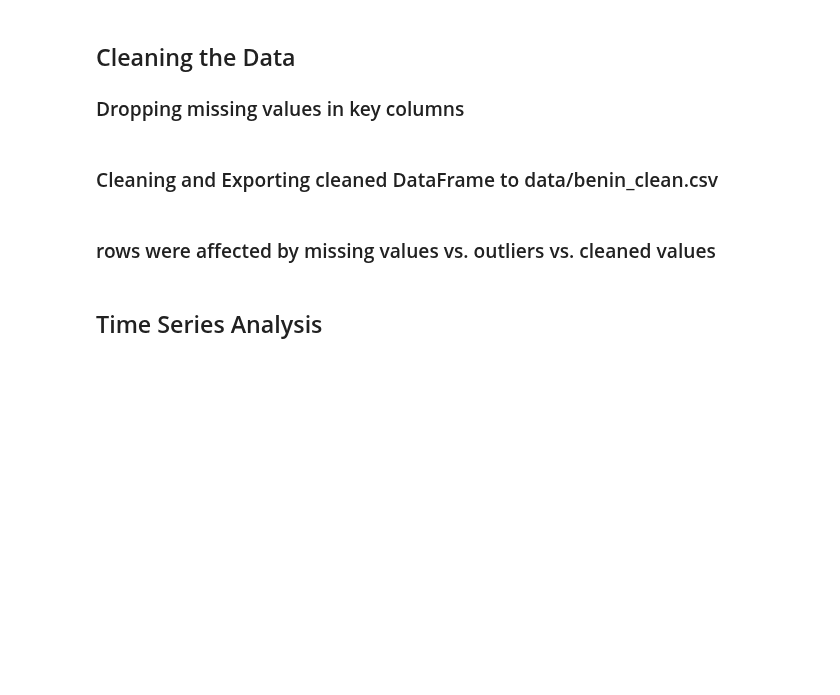
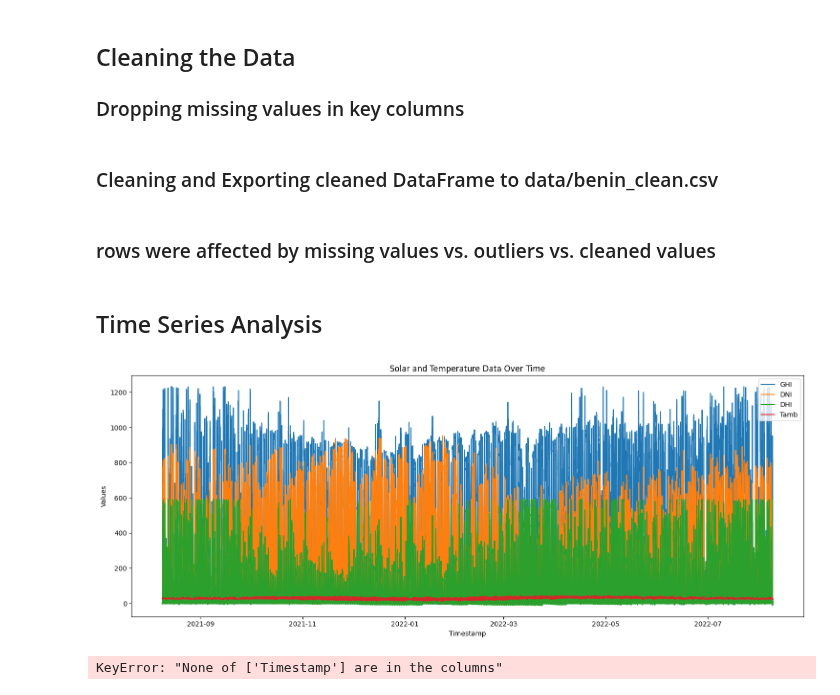
Before and after one commit to Moggycool/solar-challenge-week0, a Jupyter notebook: notebooks/benin_eda.ipynb, the cells around one changed output. Cells and saved outputs as stored; diff of their text form; code cells hidden in the pictures; blank space fills up the shorter version.

```diff
--- a/notebooks/benin_eda.ipynb
+++ b/notebooks/benin_eda.ipynb
@@ -308,31 +308,34 @@ for col in columns_to_plot:
     plt.plot(df.index, df[col], label=col)
 
 plt.title("Solar and Temperature Data Over Time")
 plt.xlabel("Timestamp")
 plt.ylabel("Values")
 plt.legend(loc='upper right')
 plt.tight_layout()
 plt.show()
 
 # Ensure datetime index
-df = df.set_index('Timestamp')
+# df = df.set_index('Timestamp')
 
 # Select only numeric columns
 df_numeric = df.select_dtypes(include='number')
 
 # Hourly averages
 df_hourly = df_numeric.resample('h').mean()
 
 # Plot selected variables
 cols_to_plot = ['GHI', 'DNI', 'DHI', 'Tamb']
 
 plt.figure(figsize=(15, 6))
 for col in cols_to_plot:
     plt.plot(df_hourly.index, df_hourly[col], label=col)
 
 plt.title("Hourly Average Solar and Temperature Data")
 plt.xlabel("Timestamp")
 plt.ylabel("Values")
 plt.legend(loc='upper right')
 plt.tight_layout()
 plt.show()
+# %% [output]
+[figure, added]
+KeyError: "None of ['Timestamp'] are in the columns"
```
